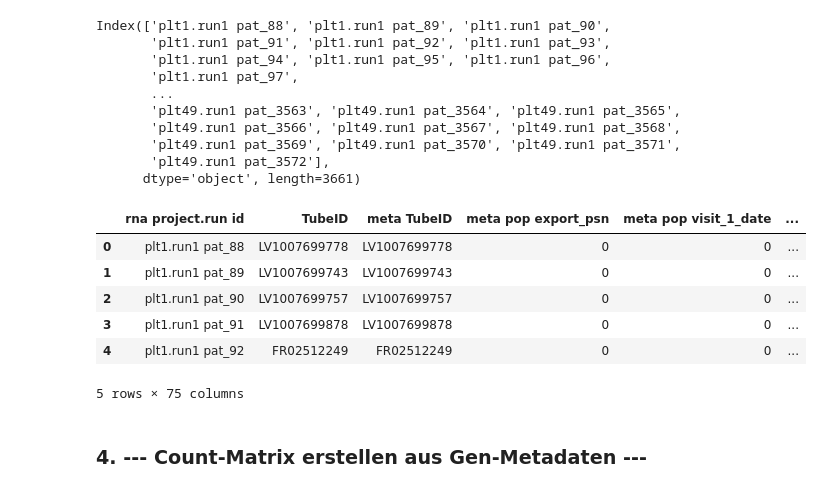
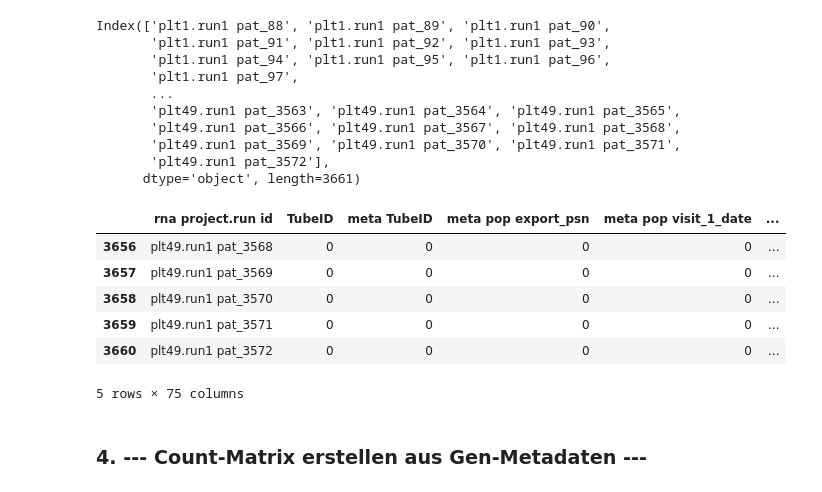
Before and after one commit to dlnija/ScRNA-analysis, a Jupyter notebook: 0_Preassembling.ipynb, the cells around one changed output. Saved outputs shown, nothing was run; the diff lists cells and outputs as text; code cells hidden in the pictures.

```diff
--- a/0_Preassembling.ipynb
+++ b/0_Preassembling.ipynb
@@ -130,16 +130,17 @@ Index(['plt1.run1 pat_88', 'plt1.run1 pat_89', 'plt1.run1 pat_90',
 # %%
 barcodes = pd.DataFrame({
     "rna project.run id": patient_ids # Benennung der Spalte in barcodes.tsv mit "rna project.run id"
 }).merge(pat_df, left_on="rna project.run id", right_on="rna project.run id", how="left")  # Metadaten anfügen
+barcodes = barcodes.fillna(0)
 barcodes.to_csv("barcodes.tsv", sep="\t", index=False, header=False)
-barcodes.head()
+barcodes.tail()
 # %% [output]
 |  | rna project.run id | TubeID | meta TubeID | meta pop export_psn | meta pop visit_1_date | ... |
-| 0 | plt1.run1 pat_88 | LV1007699778 | LV1007699778 | 0 | 0 | ... |
-| 1 | plt1.run1 pat_89 | LV1007699743 | LV1007699743 | 0 | 0 | ... |
-| 2 | plt1.run1 pat_90 | LV1007699757 | LV1007699757 | 0 | 0 | ... |
-| 3 | plt1.run1 pat_91 | LV1007699878 | LV1007699878 | 0 | 0 | ... |
-| 4 | plt1.run1 pat_92 | FR02512249 | FR02512249 | 0 | 0 | ... |
+| 3656 | plt49.run1 pat_3568 | 0 | 0 | 0 | 0 | ... |
+| 3657 | plt49.run1 pat_3569 | 0 | 0 | 0 | 0 | ... |
+| 3658 | plt49.run1 pat_3570 | 0 | 0 | 0 | 0 | ... |
+| 3659 | plt49.run1 pat_3571 | 0 | 0 | 0 | 0 | ... |
+| 3660 | plt49.run1 pat_3572 | 0 | 0 | 0 | 0 | ... |
 5 rows × 75 columns
 # %%
 barcodes = pd.read_csv("barcodes.tsv", decimal=".", sep="\t") # Barcodes-Datei speichern
```
Also changed, not shown: parts of 7 cells of this notebook.
